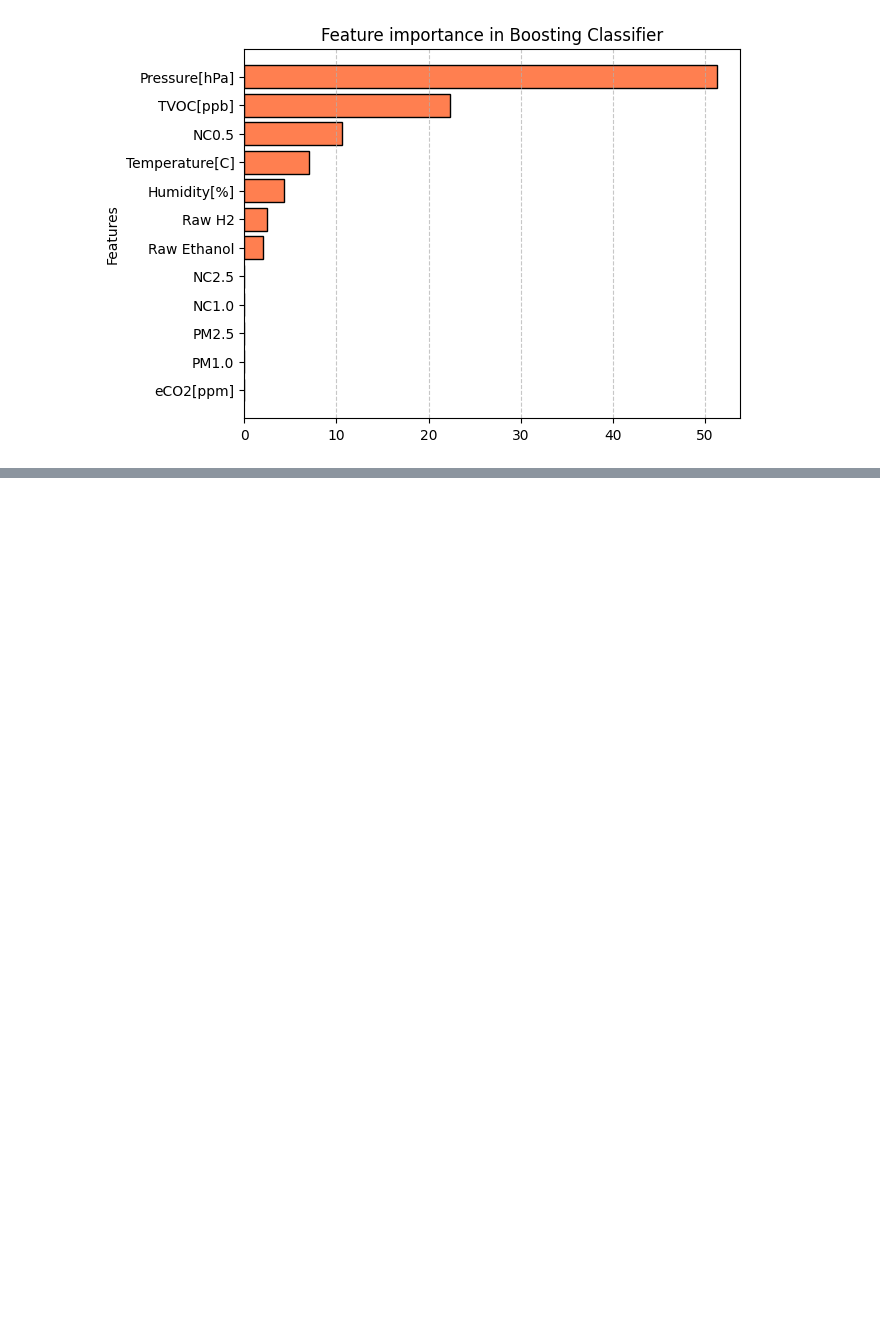
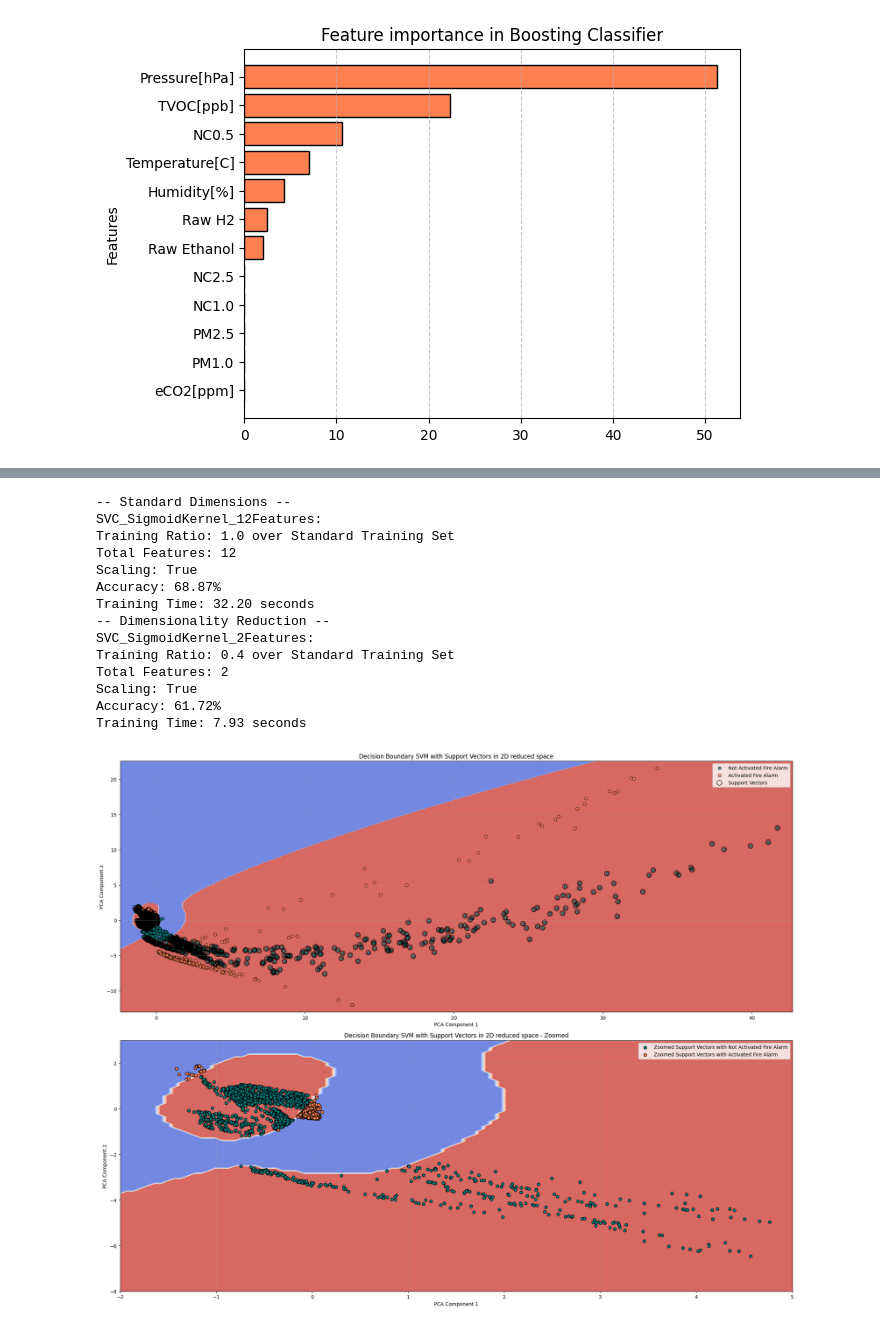
Before and after one commit to bernagit/machine_learning, a Jupyter notebook: main.ipynb, the cells around one changed output, grey strips where cells are left out. Cells and saved outputs as stored; diff of their text form; code cells hidden in the pictures; blank space fills up the shorter version.

```diff
--- a/main.ipynb
+++ b/main.ipynb
@@ -905,0 +1127,18 @@ plt.show()
+# %%
+print_svm_model("sigmoid")
+# %% [output]
+-- Standard Dimensions --
+SVC_SigmoidKernel_12Features:
+Training Ratio: 1.0 over Standard Training Set
+Total Features: 12
+Scaling: True
+Accuracy: 68.87%
+Training Time: 32.20 seconds
+-- Dimensionality Reduction --
+SVC_SigmoidKernel_2Features:
+Training Ratio: 0.4 over Standard Training Set
+Total Features: 2
+Scaling: True
+Accuracy: 61.72%
+Training Time: 7.93 seconds
+[figure, added]
```
Also changed, not shown: parts of 17 cells of this notebook.
